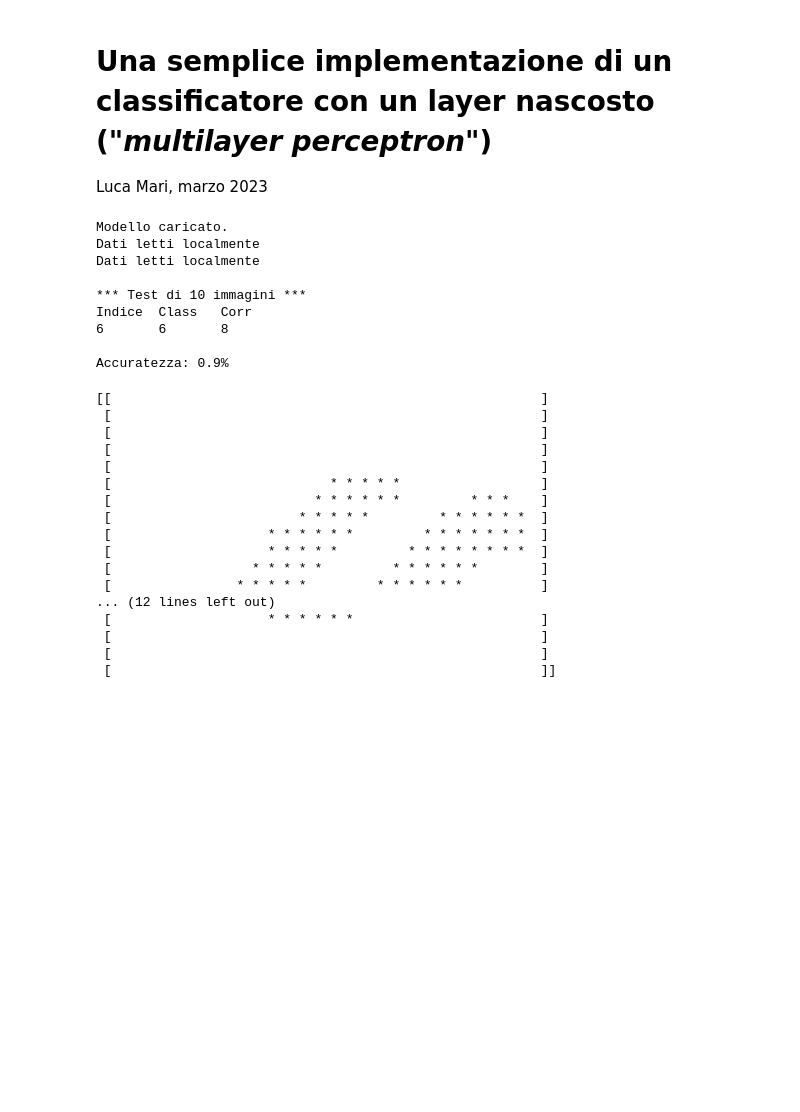
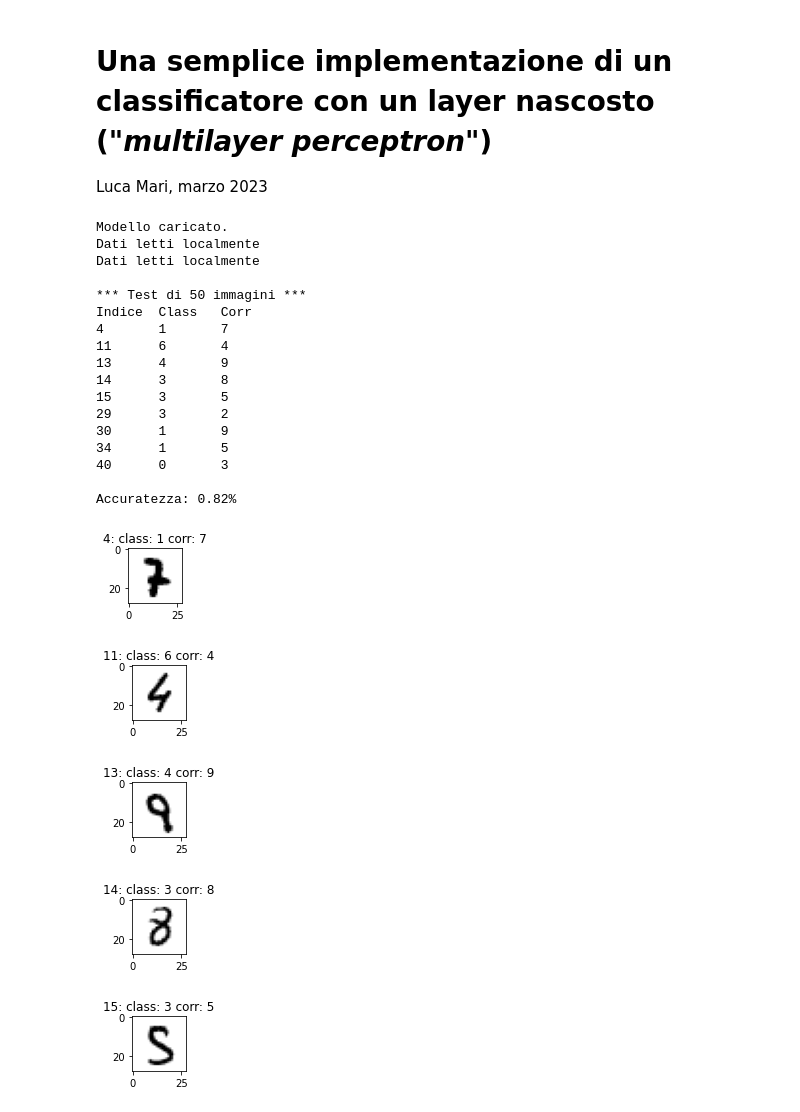
Before and after one commit to lmari/nn, a Jupyter notebook: mperceptron/mperceptron.ipynb, the cells around one changed output. Saved outputs shown, nothing was run; the diff lists cells and outputs as text; code cells hidden in the pictures; blank space fills up the shorter version.

```diff
--- a/mperceptron/mperceptron.ipynb
+++ b/mperceptron/mperceptron.ipynb
@@ -3,6 +3,7 @@
 Luca Mari, marzo 2023
 # %%
 import numpy as np
+import matplotlib.pyplot as plt
 import requests, gzip, os
 
 path='./data'
@@ -18,7 +19,7 @@ class MPerceptron:
         self.x_train, self.y_train = 0, 0
         self.x_test, self.y_test = 0, 0
 
-    def train(self, epochs=4000, size:int=128, lr:float=0.001, save:bool=False, predicatable:bool=False, log:bool=True):
+    def train(self, epochs=1000, size:int=128, lr:float=0.001, save:bool=False, predicatable:bool=False, log:bool=True):
         if type(self.x_train) == int: self.get_training_set(log)
         if log: print(f'\n*** Training in {epochs} fasi di {size} immagini ciascuna ***\nFase\tAccuratezza')
         data_val = self.x_train.reshape((-1, 28 * 28)) # type: ignore
@@ -38,12 +39,14 @@ class MPerceptron:
         x, y = self._sample(self.x_test, self.y_test, size=size, predictable=predictable)
         classified = self.classify(x)
         accuracy = (classified == y).mean()
-        if log:
-            for i in range(size):
-                if classified[i] != y[i]: print(f'{i}\t{classified[i]}\t{y[i]}')
-            print(f'\nAccuratezza: {accuracy}%')
-        # and, given the index i, show_char(x[i]) displays the shape of char y[i]
-        return x, y, accuracy
+        wrong_indexes, wrong_classes = [], []
+        for i in range(size):
+            if classified[i] != y[i]:
+                wrong_indexes.append(i)
+                wrong_classes.append(classified[i])
+                if log: print(f'{i}\t{classified[i]}\t{y[i]}')
+        if log: print(f'\nAccuratezza: {accuracy}%')
+        return x, y, wrong_indexes, wrong_classes, accuracy
 
     def classify(self, x): # use the trained net to classify
         x_l1 = self._sigmoid(x.dot(self.c01))
@@ -76,10 +79,22 @@ class MPerceptron:
             self.c12 = npzfile['arr_1']
         if log: print('Modello caricato.')
 
-    def show_char(self, array): # display an ASCII version of a loaded character
+    def show_wrongly_classified(self, x, y, wrong_indexes, wrong_classes, max_show:int=10):
+        if len(wrong_indexes) == 0:
+            print('Nulla da mostrare...')
+            return
+        if len(wrong_indexes) > max_show: wrong_indexes = wrong_indexes[:max_show]
+        for i, j in enumerate(wrong_indexes):
+            plt.figure(i, facecolor='w')
+            plt.title(f'{j}: class: {wrong_classes[i]} corr: {y[j]}')
+            self._show_char(x[j])
+
+
+    def _show_char(self, array): # display the picture of the character in the specified array
         array = array.reshape((28, 28))
-        print(np.array2string(array, formatter={'int':lambda x: '*' if x > 0 else ' '}))
-
+        #print(np.array2string(array, formatter={'int':lambda x: '*' if x > 0 else ' '}))
+        plt.rcParams["figure.figsize"] = [1.00, 1.00]
+        plt.imshow(array, cmap='gray_r')
 
     def _fetch(self, url:str, name:str, log:bool=True): # get data
         fp = os.path.join(path, name)
@@ -137,36 +152,30 @@ class MPerceptron:
 # %%
 mperceptron = MPerceptron(load_pretrained=True)
 # mperceptron.get_training_set()
 # mperceptron.train(save=True)
 # mperceptron.get_test_set()
-x, y, acc = mperceptron.test()
+x, y, wi, wc, a = mperceptron.test(size=50)
+mperceptron.show_wrongly_classified(x, y, wi, wc, max_show=5)
 # %% [output]
 Modello caricato.
 Dati letti localmente
 Dati letti localmente
 
-*** Test di 10 immagini ***
+*** Test di 50 immagini ***
 Indice  Class   Corr
-6       6       8
+4       1       7
+11      6       4
+13      4       9
+14      3       8
+15      3       5
+29      3       2
+30      1       9
+34      1       5
+40      0       3
 
-Accuratezza: 0.9%
+Accuratezza: 0.82%
+[figure, added]
+[figure, added]
+[figure, added]
+[figure, added]
+[figure, added]
-# %%
-mperceptron.show_char(x[6])
-# %% [output]
-[[                                                       ]
- [                                                       ]
- [                                                       ]
- [                                                       ]
- [                                                       ]
- [                            * * * * *                  ]
- [                          * * * * * *         * * *    ]
- [                        * * * * *         * * * * * *  ]
- [                    * * * * * *         * * * * * * *  ]
- [                    * * * * *         * * * * * * * *  ]
- [                  * * * * *         * * * * * *        ]
- [                * * * * *         * * * * * *          ]
-... (12 lines left out)
- [                    * * * * * *                        ]
- [                                                       ]
- [                                                       ]
- [                                                       ]]
```
